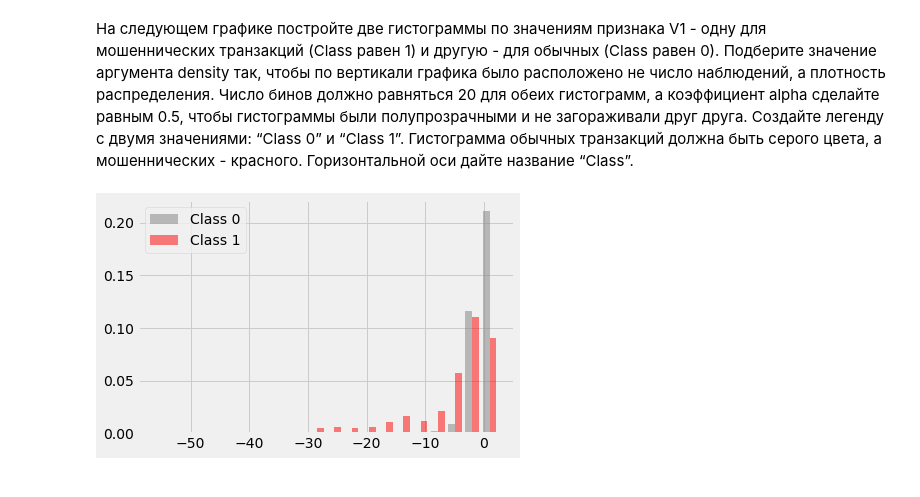
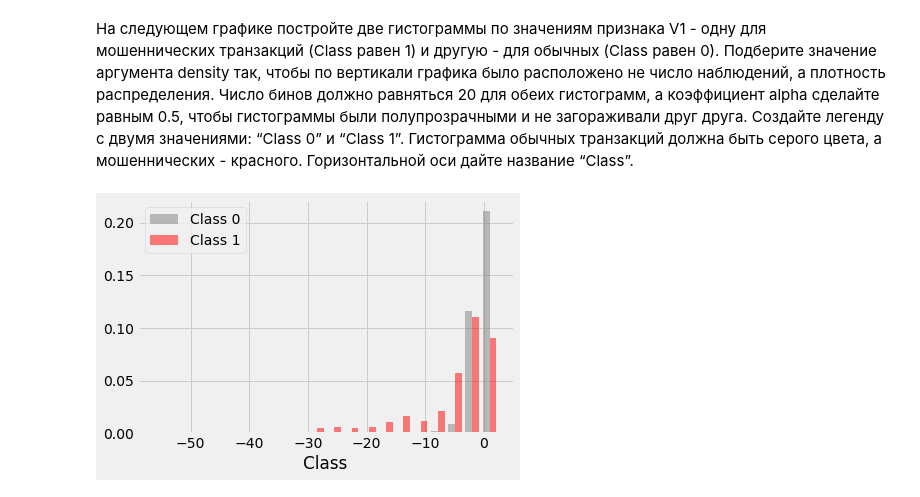
Before and after one commit to haema5/python_data_science, a Jupyter notebook: hw_03.ipynb, the cells around one changed output. Cells and saved outputs as stored; diff of their text form; code cells hidden in the pictures.

```diff
--- a/hw_03.ipynb
+++ b/hw_03.ipynb
@@ -148,3 +142,2 @@ Credit Card Fraud Detection (информация об авторах: Andrea Da
 # %%
-cd = pd.read_csv('data/creditcard.csv')
-cd.head()
+creditcard = pd.read_csv('data/creditcard.csv')
@@ -179,8 +173,20 @@ plt.show()
 # %% [markdown]
 На следующем графике постройте две гистограммы по значениям признака V1 - одну для мошеннических транзакций (Class равен 1) и другую - для обычных (Class равен 0). Подберите значение аргумента density так, чтобы по вертикали графика было расположено не число наблюдений, а плотность распределения. Число бинов должно равняться 20 для обеих гистограмм, а коэффициент alpha сделайте равным 0.5, чтобы гистограммы были полупрозрачными и не загораживали друг друга. Создайте легенду с двумя значениями: “Class 0” и “Class 1”. Гистограмма обычных транзакций должна быть серого цвета, а мошеннических - красного. Горизонтальной оси дайте название “Class”.
 # %%
-plt.hist([cd[cd.Class == 0].V1, cd[cd.Class == 1].V1], bins=20, alpha=0.5, density=True, color=['grey', 'red'], label=['Class 0', 'Class 1'])
+v1 = [creditcard[creditcard.Class == 0].V1,
+      creditcard[creditcard.Class == 1].V1]
+bins = 20
+
+plt.hist(v1,
+         bins,
+         alpha=0.5,
+         density=True,
+         color=['grey', 'red'],
+         label=['Class 0', 'Class 1']
+        )
+
 plt.legend(loc='upper left')
+plt.xlabel('Class')
 plt.show()
 # %% [output]
-[figure, old version]
+[figure, new version]
```
Also changed, not shown: parts of 6 cells of this notebook.
